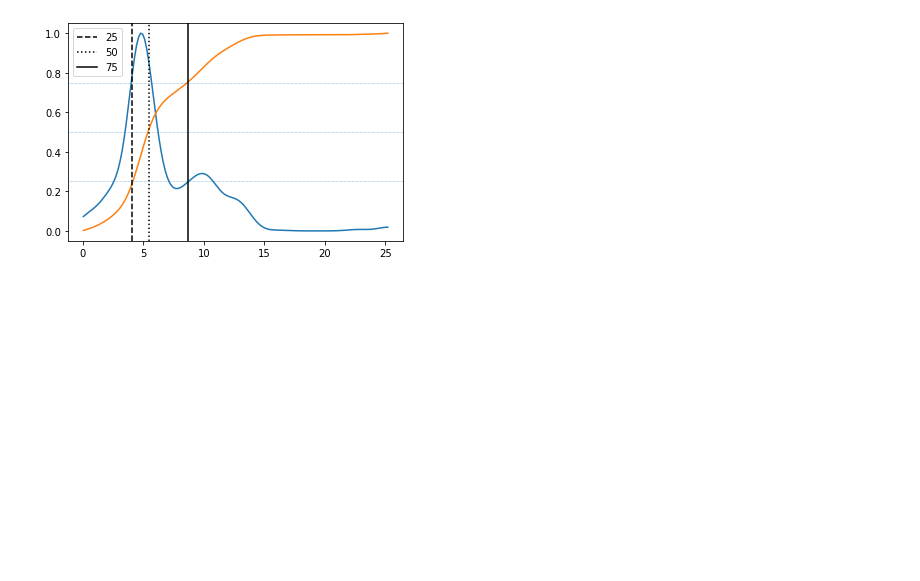
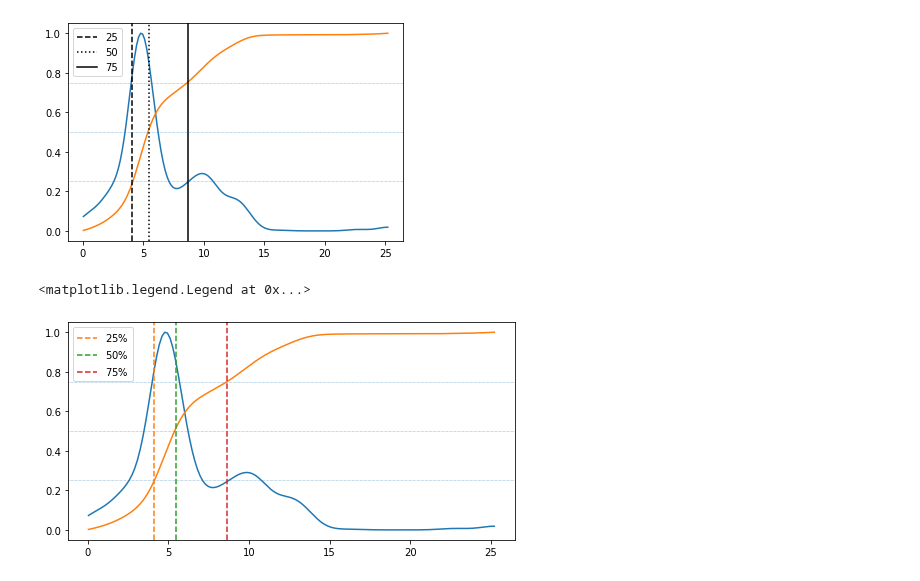
Before and after one commit to fjbautistas/kde_example, a Jupyter notebook: Marginal_Distributions.ipynb, the cells around one changed output. Saved outputs shown, nothing was run; the diff lists cells and outputs as text; code cells hidden in the pictures; blank space fills up the shorter version.

Commit message:
xome corrections in the marginal multiplot

```diff
--- a/Marginal_Distributions.ipynb
+++ b/Marginal_Distributions.ipynb
@@ -518 +495,20 @@ m9.marginal()
+# %%
+
+fig, ax = plt.subplots(1, 1, figsize=(8,4))
+
+ax.plot(likeh_3.real_interval[2], m9.marginal/m9.marginal.max())
+ax.plot(likeh_3.real_interval[2], np.cumsum(m9.marginal)*m9.dz)
+
+plt.axhline(0.25, lw=.5, ls=':')
+plt.axhline(0.5, lw=.5, ls=':')
+plt.axhline(0.75,lw=.5, ls=':')
+
+ax.axvline(x = m9.p_25, ls='--', c="C1", label = r"$25\%$")
+ax.axvline(x = m9.p_50, ls='--', c="C2", label = r"$50\%$")
+ax.axvline(x = m9.p_75, ls='--', c="C3", label = r"$75\%$")
+
+ax.legend()
+# %% [output]
+<matplotlib.legend.Legend at 0x...>
+[figure, added]
 # %%
```
Also changed, not shown: parts of 6 cells of this notebook.
